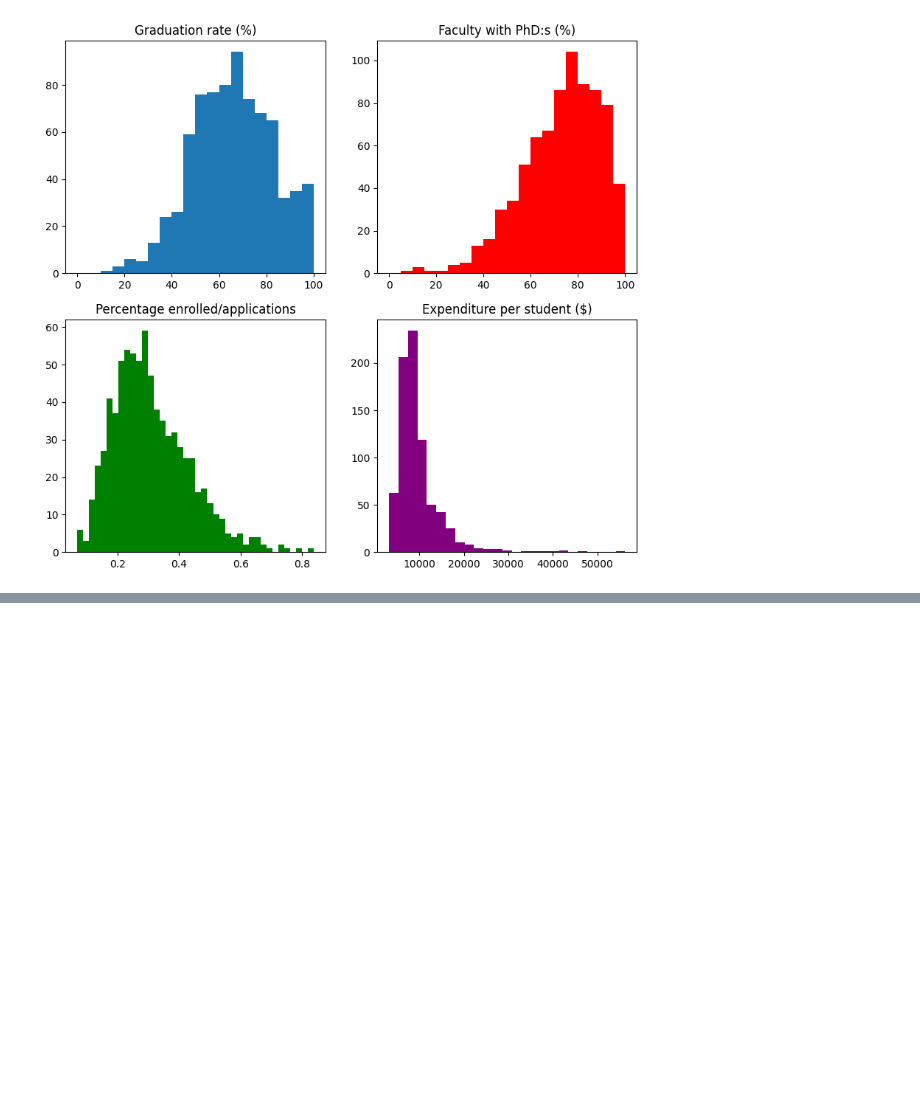
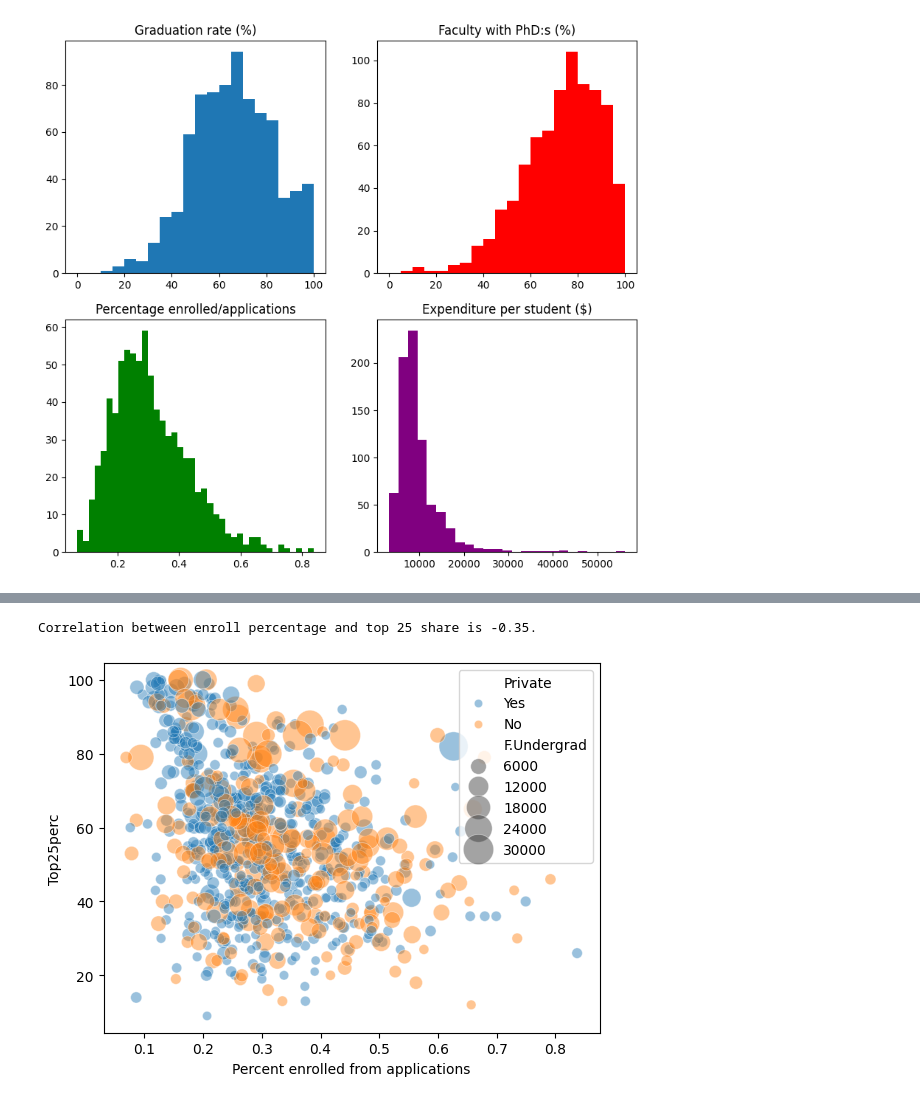
Before and after one commit to bearwinterfirth/college, a Jupyter notebook: college.ipynb, the cells around one changed output, grey strips where cells are left out. Drawn from its saved outputs; the diff is of its cells as text; code cells hidden in the pictures; blank space fills up the shorter version.

```diff
--- a/college.ipynb
+++ b/college.ipynb
@@ -134,0 +142,11 @@ Nästa sak vi ska undersöka är om det är elitskolorna som har den _lägsta_ a
+# %%
+
+college["Percent_enroll"]=college["Enroll"]/college["Apps"]
+print(f"Correlation between enroll percentage and top 25 share is {round(college["Percent_enroll"].corr(college["Top25perc"]),2)}.")
+sns.scatterplot(data=college, x="Percent_enroll", y="Top25perc", size="F.Undergrad",
+                alpha=0.45, hue="Private", sizes=(40, 500))
+plt.xlabel("Percent enrolled from applications")
+plt.show()
+# %% [output]
+Correlation between enroll percentage and top 25 share is -0.35.
+[figure, added]
```
Also changed, not shown: parts of 10 cells of this notebook.
